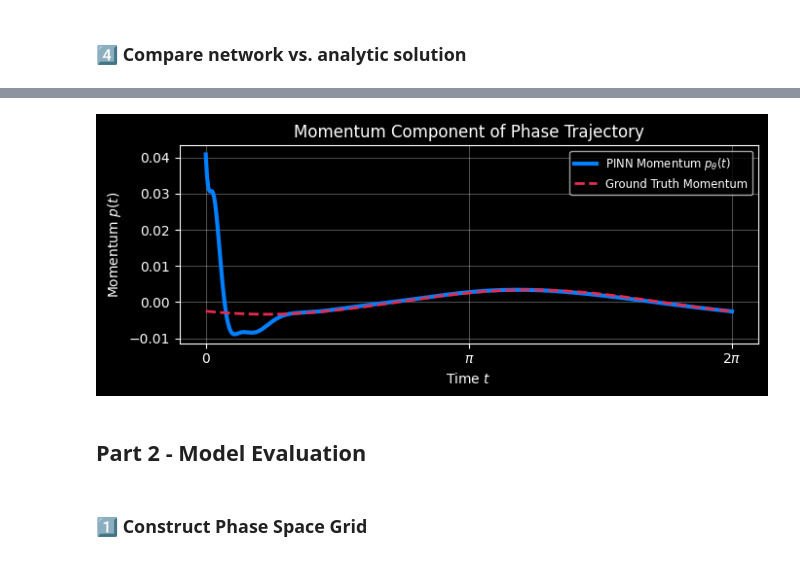
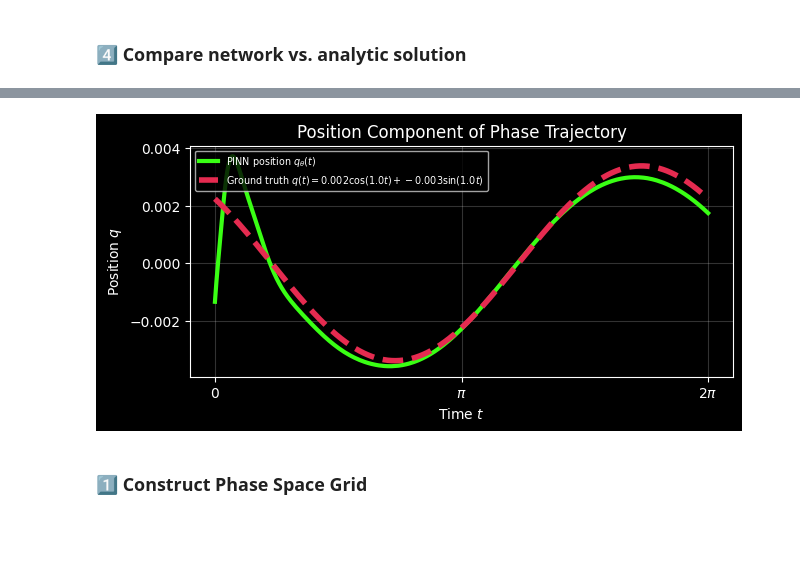
Before and after one commit to Scriber-Labs/lf-pinn-harmonic-oscillator, a Jupyter notebook: notebooks/demo.ipynb, the cells around one changed output, grey strips where cells are left out. Saved outputs shown, nothing was run; the diff lists cells and outputs as text; code cells hidden in the pictures; blank space fills up the shorter version.

```diff
--- a/notebooks/demo.ipynb
+++ b/notebooks/demo.ipynb
@@ -167,41 +121,40 @@ plt.show()
-# %%
-    # --- Momentum Trajectory Analysis ---
-    # 1. Prediction: p_theta = dq/dt (this is your 'dx' from the previous cell)
-    # 2. Exact: p(t) = -A*omega*sin(omega*t) + B*omega*cos(omega*t)
-
-# Dense grid for visualization (extend to 2*T_max to see behavior beyond training window)
-t_dense = torch.linspace(0, 2 * torch.pi, 1000, device=device).view(-1, 1)
-with torch.no_grad():
-    p_pred = model(t_dense).cpu().squeeze()
-
-# Fit the two unknown constants (A, B) of the analytic solution
-# x(t) = A * cos(omega*t) + B * sin(omega*t) using least squares.
-t_np = t_dense.cpu().numpy()
-W    = np.column_stack([np.cos(omega * t_np), np.sin(omega * t_np)])
-A_B, *_ = np.linalg.lstsq(W, x_pred.numpy(), rcond=None)    # [A, B]
-
-A, B = A_B
-p_exact = torch.tensor(W @ A_B, dtype=x_pred.dtype)
-
-plt.figure(figsize=(7, 3))
-
-# Use t_plot_np (400 points) to match p_np (400 points)
-plt.plot(t_plot_np, p_np, label=r"PINN Momentum $p_\theta(t)$", color="#007FFF", lw=3)
-plt.plot(t_plot_np, p_exact_np, label="Ground Truth Momentum", ls="--", color="#E52B50", lw=2)
-
-plt.xlabel(r"Time $t$")
-plt.ylabel(r"Momentum $p(t)$")
-plt.xticks([0, np.pi, 2*np.pi], [r'$0$', r'$\pi$', r'$2\pi$'])
-plt.title("Momentum Component of Phase Trajectory")
-plt.legend(loc='best', frameon=True, fontsize='small')
-plt.grid(True, alpha=0.3)
-plt.tight_layout()
-plt.savefig("../artifacts/momentum.png", dpi=200)
-plt.show()
-# %% [output]
-[figure, removed]
-# %% [markdown]
-## Part 2 - Model Evaluation
+# %%
+# Dense grid for visualization (extend to 2*T_max to see behavior beyond the training window)
+t_dense = torch.linspace(0, T_max, 1000, device=device).view(-1, 1)
+with torch.no_grad():
+    q_theta_np = model(t_dense).cpu().squeeze()
+
+# Fit the two unknown constants (A, B) of the analytic solution
+# q(t) = A * cos(omega*t) + B * sin(omega*t) using least squares.
+t_np = t_dense.cpu().numpy()
+W_space    = np.column_stack([np.cos(omega * t_np),
+                              np.sin(omega * t_np)])
+A_B, *_ = np.linalg.lstsq(W_space, q_theta_np.numpy(), rcond=None)    # [A, B]
+
+A, B = A_B
+q_exact_np = torch.tensor(W_space @ A_B, dtype=q_theta_np.dtype)
+
+# Plot results
+plt.figure(figsize=(7, 3))
+
+plt.plot(t_dense.cpu(), q_theta_np,  label=r"PINN position $q_\theta(t)$", color="#39FF14", lw=3)
+
+ground_truth_label = rf"Ground truth $q(t) = {A:.3f}\cos({omega}t) + {B:.3f}\sin({omega}t)$"
+plt.plot(t_dense.cpu(), q_exact_np, label=ground_truth_label, ls="--", color="#E52B50", lw=4)
+
+plt.xlabel(r"Time $t$")
+plt.ylabel(r"Position $q$")
+plt.xticks([0, np.pi, 2*np.pi], [r'$0$', r'$\pi$', r'$2\pi$']) # Add Pi-ticks!
+plt.title("Position Component of Phase Trajectory")
+
+# Place legend at the top, centered
+plt.legend(frameon=True, fontsize='x-small', loc='best')
+
+plt.grid(True, which="both", alpha=0.2)
+plt.savefig("../artifacts/position_trajectory.png", dpi=200, bbox_inches='tight')
+plt.show()
+# %% [output]
+[figure, added]
 # %% [markdown]
 ### 1️⃣ Construct Phase Space Grid
 # %%
```
Also changed, not shown: parts of 10 cells of this notebook, 9 other files.
